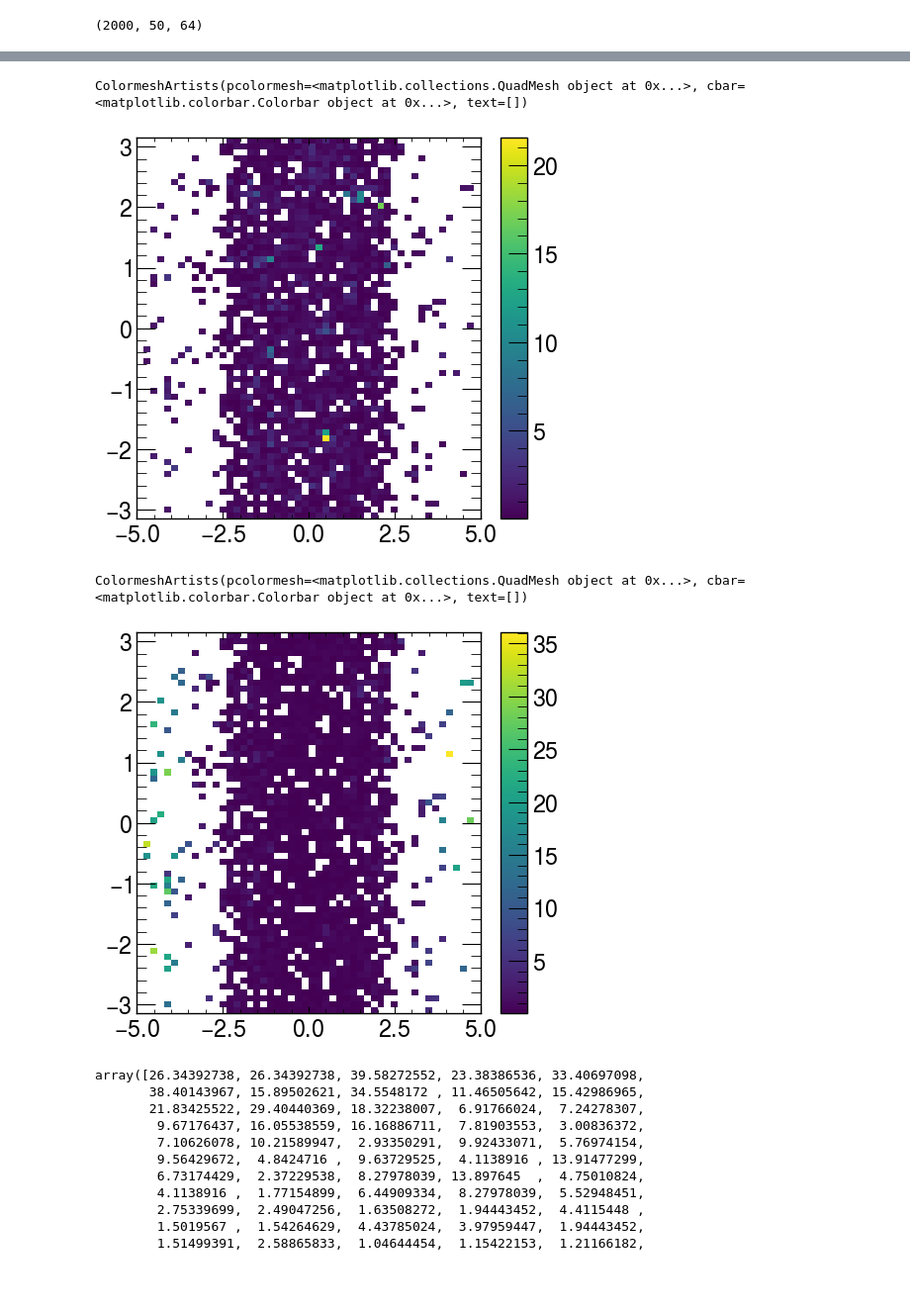
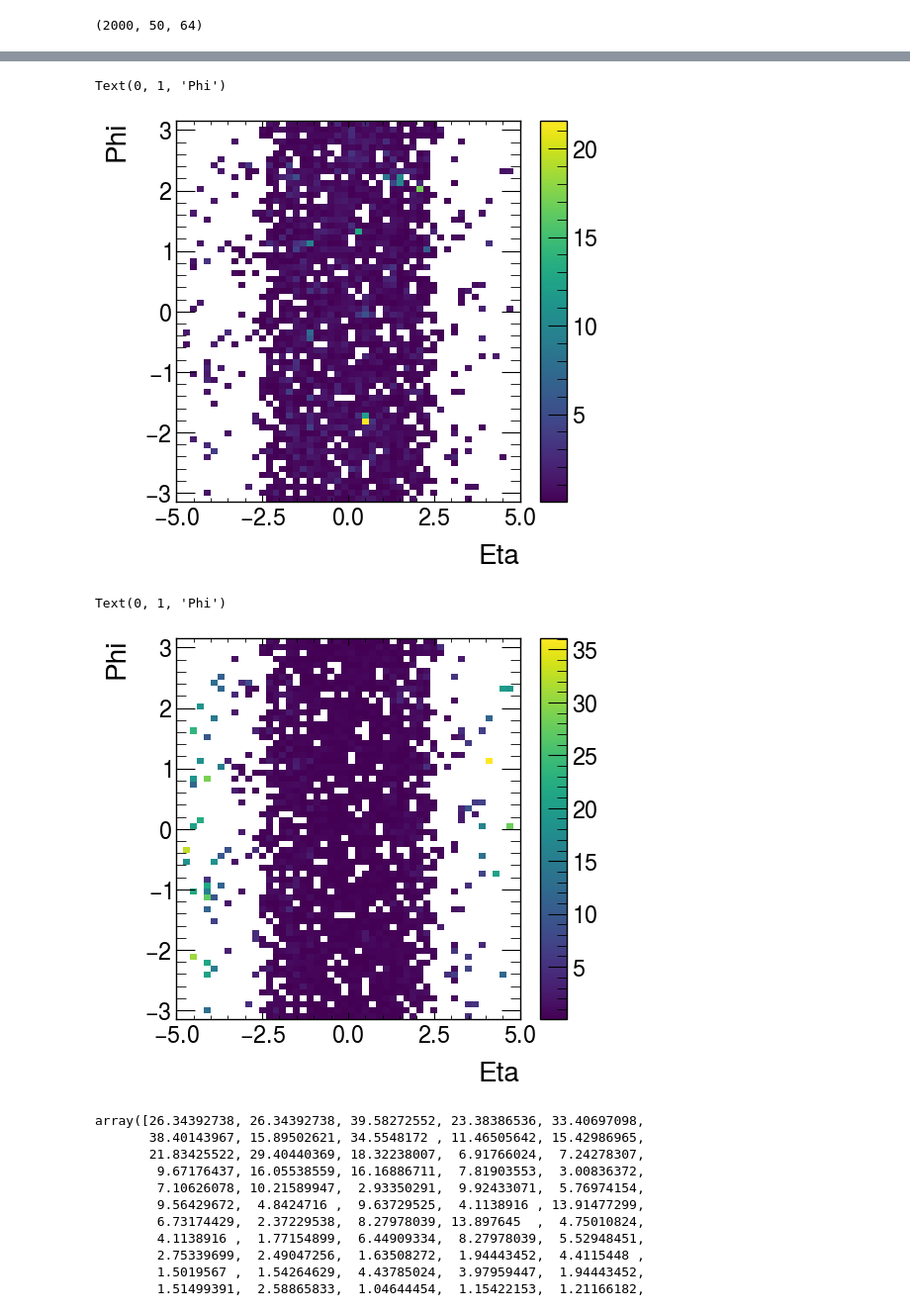
Before and after one commit to ablet-imin/ml-met-trigger, a Jupyter notebook: cell_image.ipynb, the cells around one changed output, grey strips where cells are left out. Shown at 99% size. Cells and saved outputs as stored; diff of their text form; code cells hidden in the pictures; blank space fills up the shorter version.

```diff
--- a/cell_image.ipynb
+++ b/cell_image.ipynb
@@ -79,15 +67,19 @@ def get_img(data):
 fig, axs = plt.subplots(1,1, figsize=(5,5))
 
 hep.hist2dplot(get_img(data= et[3]), y_bin, x_bin, ax=axs)
+axs.set_xlabel("Eta")
+axs.set_ylabel("Phi")
 # %% [output]
-ColormeshArtists(pcolormesh=<matplotlib.collections.QuadMesh object at 0x...>, cbar=<matplotlib.colorbar.Colorbar object at 0x...>, text=[])
+Text(0, 1, 'Phi')
-[figure, old version]
+[figure, new version]
 # %%
 fig, axs = plt.subplots(1,1, figsize=(5,5))
 hep.hist2dplot(get_img(data=noise[3]),  y_bin, x_bin, ax=axs)
+axs.set_xlabel("Eta")
+axs.set_ylabel("Phi")
 # %% [output]
-ColormeshArtists(pcolormesh=<matplotlib.collections.QuadMesh object at 0x...>, cbar=<matplotlib.colorbar.Colorbar object at 0x...>, text=[])
+Text(0, 1, 'Phi')
-[figure, old version]
+[figure, new version]
 # %%
 noise[2][noise[2]>1]
 # %% [output]
```
Also changed, not shown: parts of 6 cells of this notebook, 16 other files.
